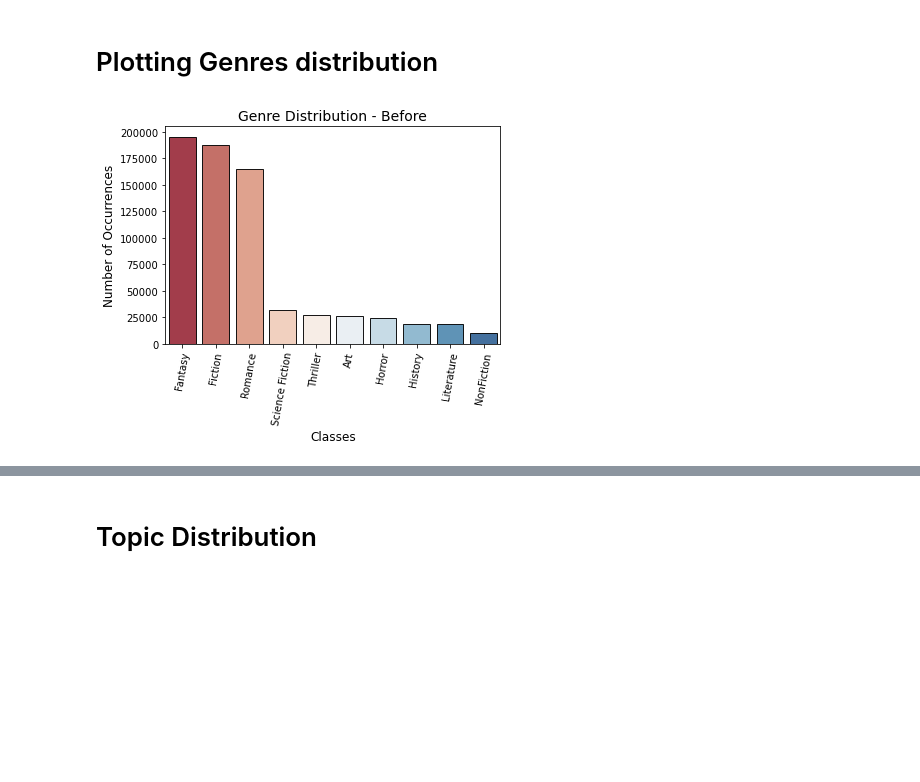
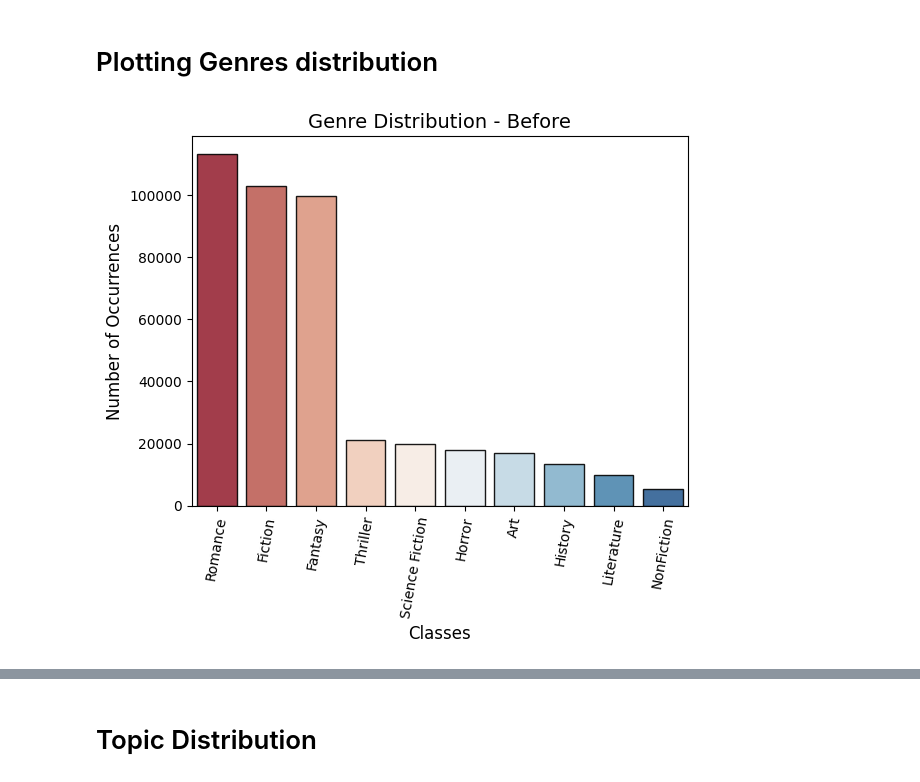
Before and after one commit to lwdovico/goodreads-book-reviews, a Jupyter notebook: Notebooks/02_Preprocessing_gradient.ipynb, the cells around one changed output, grey strips where cells are left out. Cells and saved outputs as stored; diff of their text form; code cells hidden in the pictures; blank space fills up the shorter version.

```diff
--- a/Notebooks/02_Preprocessing_gradient.ipynb
+++ b/Notebooks/02_Preprocessing_gradient.ipynb
@@ -273,0 +299,3 @@ genres_to_keep_dict
+# %%
+genres_to_keep_dict = {k : v for ks, v in genres_corresp for k in ks}
+genres_to_keep_dict
@@ -274,5 +320,5 @@ genres_to_keep_dict
 # %%
-print(f"Initial rows: {len(rev)}")
-rev = rev[rev.genre.isin(genres_to_keep_dict.keys())].reset_index(drop=True)
-print(f"Filtered len: {len(rev)}")
+print(f"Initial rows: {len(rev_df)}")
+rev_df = rev_df[rev_df.genre.isin(genres_to_keep_dict.keys())].reset_index(drop=True)
+print(f"Filtered len: {len(rev_df)}")
 # %% [output]
@@ -281,6 +327,6 @@ Filtered len: 705394
 # %%
-rev.genre = rev.genre.map(lambda genere: genres_to_keep_dict[genere])
-rev.head()
+rev_df.genre = rev_df.genre.map(lambda genere: genres_to_keep_dict[genere])
+rev_df.head()
 # %% [output]
 |  | review_text | genre | rating | book_id |
 | 0 | This is a special book. It starte... | Science Fiction | 5 | 18245960 |
@@ -324,16 +371,19 @@ Thriller           2000
 Name: genre, dtype: int64
 # %% [markdown]
 # Plotting Genres distribution
+# %%
+# setting default matplotlib plot style
+mpl.rcParams.update(default_params)
 # %%
-sns.barplot([x for x in rev.genre.value_counts().index],
-            [y for y in rev.genre.value_counts().values],
+sns.barplot([x for x in rev_df.genre.value_counts().index],
+            [y for y in rev_df.genre.value_counts().values],
             alpha=0.9, palette="RdBu", edgecolor="black")
 
 plt.title('Genre Distribution - Before',fontsize=14)
 plt.ylabel('Number of Occurrences', fontsize=12)
 plt.xlabel('Classes', fontsize=12)
 plt.xticks(rotation=80)
 plt.show()
 # %% [output]
-[figure, old version]
+[figure, new version]
 # %%
```
Also changed, not shown: parts of 76 cells of this notebook.
